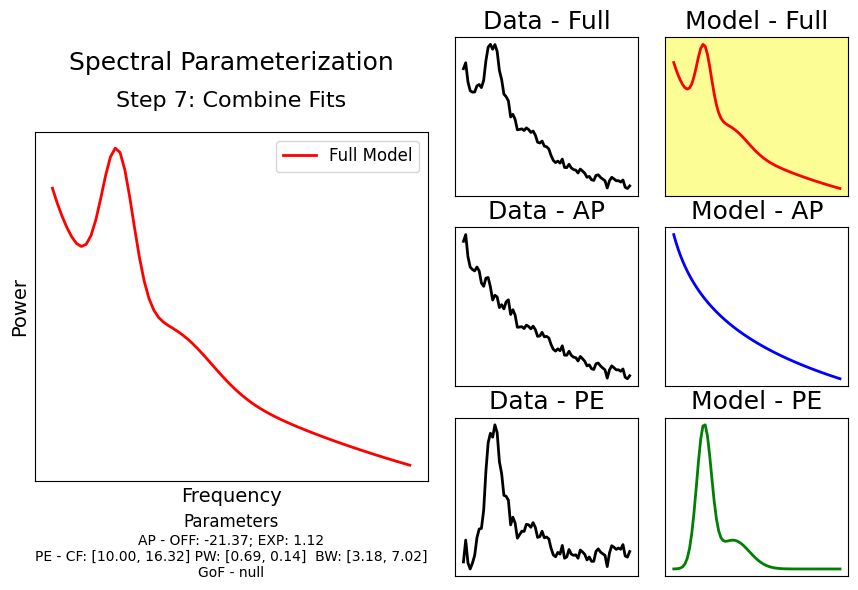
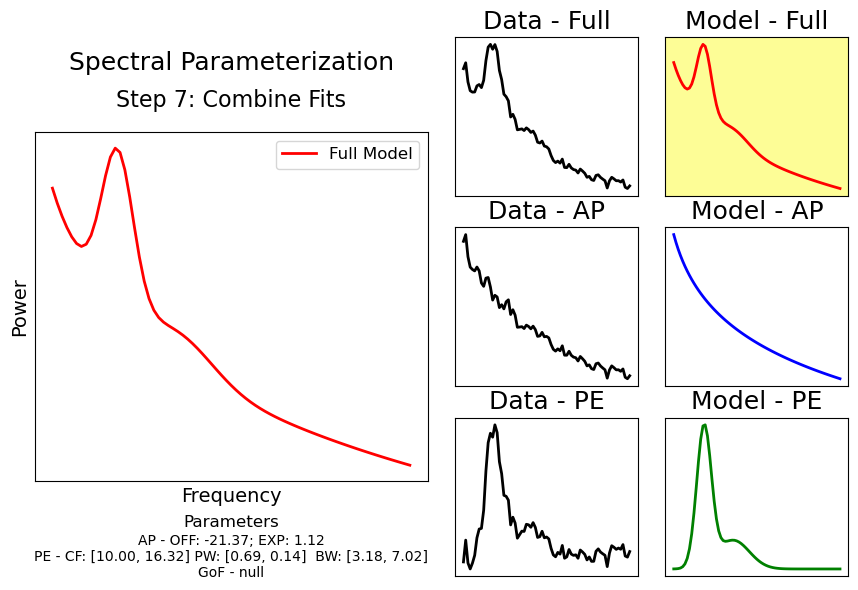
The change to this notebook cell's code, shown as a diff; its figure went from the first image to the second:
--- before
+++ after
@@ -8,9 +8,9 @@
 plot_spectra(fm.data.freqs, fm.results.model.get_component('aperiodic'), ax=axes['model_ap'],
              color=PLT_COLORS['aperiodic'], **labels)
-plot_spectra(fm.data.freqs, fm.get_data('peak'), ax=axes['data_pe'],
+plot_spectra(fm.data.freqs, fm.data.get_data('peak'), ax=axes['data_pe'],
              color=PLT_COLORS['data'], **labels)
 plot_spectra(fm.data.freqs, fm.results.model.get_component('peak'), ax=axes['model_pe'],
              color=PLT_COLORS['periodic'], **labels)
-plot_spectra(fm.data.freqs, fm.get_data('aperiodic'), ax=axes['data_ap'],
+plot_spectra(fm.data.freqs, fm.data.get_data('aperiodic'), ax=axes['data_ap'],
              color=PLT_COLORS['data'], **labels)
 plot_spectra(fm.data.freqs, fm.results.model.get_component('full'), ax=axes['model_fu'],

Commit: update viz for udpated specparam